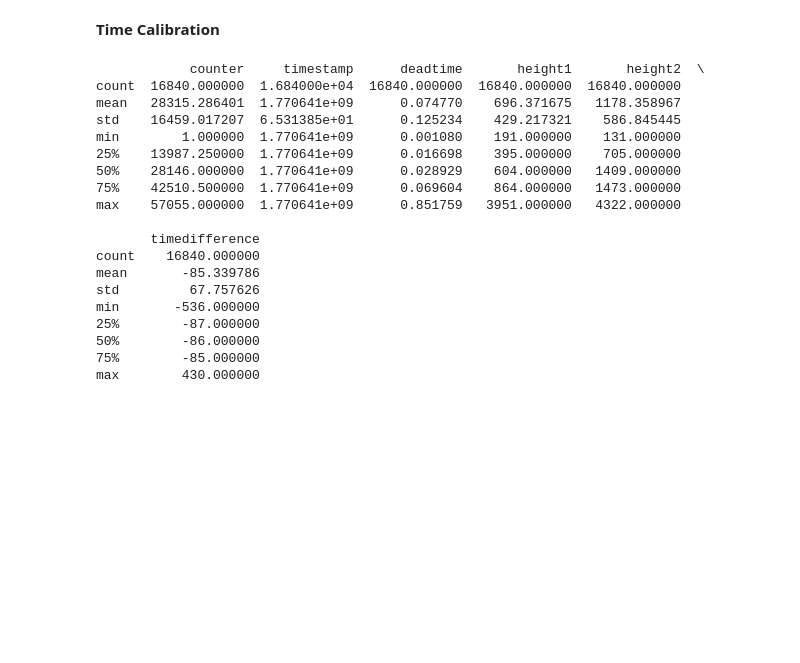
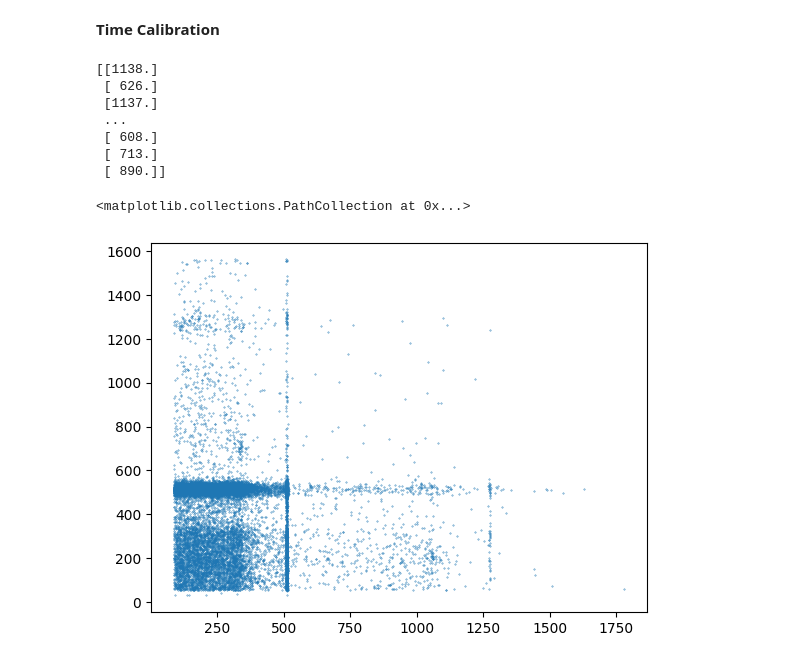
Before and after one commit to thexwon/P4, a Jupyter notebook: Gamma Coincidence Spectroscopy/gamma_code.ipynb, the cells around one changed output. Saved outputs shown, nothing was run; the diff lists cells and outputs as text; code cells hidden in the pictures; blank space fills up the shorter version.

Commit message:
linear calibration fits and reading of coincidence data

```diff
--- a/Gamma Coincidence Spectroscopy/gamma_code.ipynb
+++ b/Gamma Coincidence Spectroscopy/gamma_code.ipynb
@@ -261,6 +261,12 @@ plt.grid(True)
 plt.savefig('linefit_ge.jpg', dpi = 800)
 plt.show()
 print('y-axis offset: ', popt[1])
+
+aGe = popt[0]
+bGe = popt[1]
+
+def EGe(x):
+    return aGe*x + bGe
 # %% [output]
 [figure]
 y-axis offset:  0.077370974151586
@@ -279,44 +285,36 @@ plt.grid(True)
 plt.savefig('linefit_nai.jpg', dpi = 800)
 plt.show()
 print('y-axis offset: ', popt[1])
+
+
+aNaI = popt[0]
+bNaI = popt[1]
+
+def ENaI(x):
+    return aNaI*x + bNaI
 # %% [output]
 [figure]
 y-axis offset:  -18.66890127319358
 # %% [markdown]
 ****Time Calibration****
-# %%
-#data  = np.load("data/Na22_coincidence/coincidences.csv")
-#data  = np.loadtxt("data/Na22_coincidence/coincidences.csv", skiprows = 1)
-import pandas as pd
-
-df = pd.read_csv(
-    'data/Na22_coincidence/coincidences.csv',
-    skiprows=1,  # Skip header row
-    header=None,
-    names=['counter', 'timestamp', 'deadtime', 'height1', 'height2', 'timedifference']
-)
-
-# Data types: all float64 after load [code:1][code:2]
-# Shape: (16840, 6) rows x columns [code:2]
-# Summary stats:
-print(df.describe())
-# %% [output]
-            counter     timestamp      deadtime       height1       height2  \
-count  16840.000000  1.684000e+04  16840.000000  16840.000000  16840.000000
-mean   28315.286401  1.770641e+09      0.074770    696.371675   1178.358967
-std    16459.017207  6.531385e+01      0.125234    429.217321    586.845445
-min        1.000000  1.770641e+09      0.001080    191.000000    131.000000
-25%    13987.250000  1.770641e+09      0.016698    395.000000    705.000000
-50%    28146.000000  1.770641e+09      0.028929    604.000000   1409.000000
-75%    42510.500000  1.770641e+09      0.069604    864.000000   1473.000000
-max    57055.000000  1.770641e+09      0.851759   3951.000000   4322.000000
-
-       timedifference
-count    16840.000000
-mean       -85.339786
-std         67.757626
-min       -536.000000
-25%        -87.000000
-50%        -86.000000
-75%        -85.000000
-max        430.000000
+# %%
+data = np.genfromtxt(
+    'data/Na22_coincidence/coincidences.csv',
+    delimiter=',',
+    skip_header=1  # Skip header row
+)
+# %%
+print(data[:,3:4])
+plt.scatter(EGe(data[:,3:4]), ENaI(data[:,4:5]), s = 0.1)
+#plt.xlim(150,650)
+#plt.ylim(200,700)
+# %% [output]
+[[1138.]
+ [ 626.]
+ [1137.]
+ ...
+ [ 608.]
+ [ 713.]
+ [ 890.]]
+<matplotlib.collections.PathCollection at 0x...>
+[figure, added]
```
Also changed, not shown: parts of 2 cells of this notebook.
